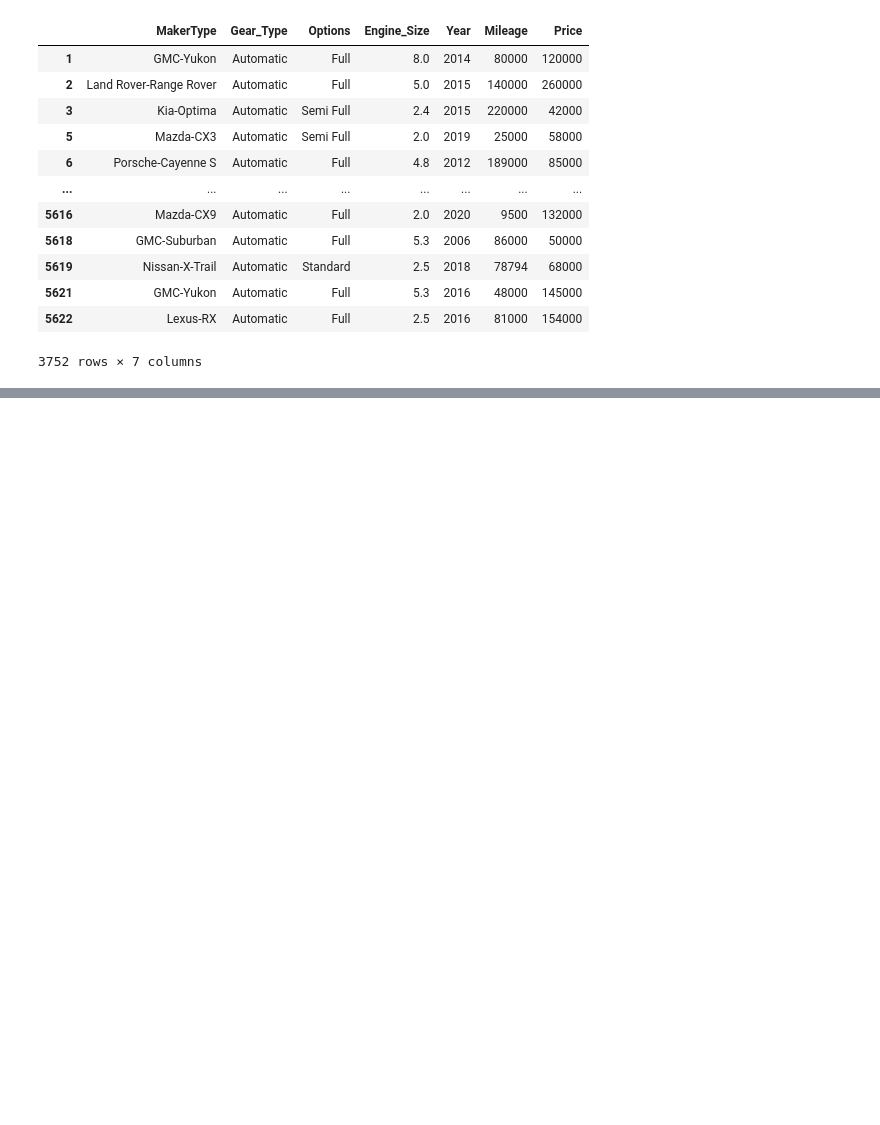
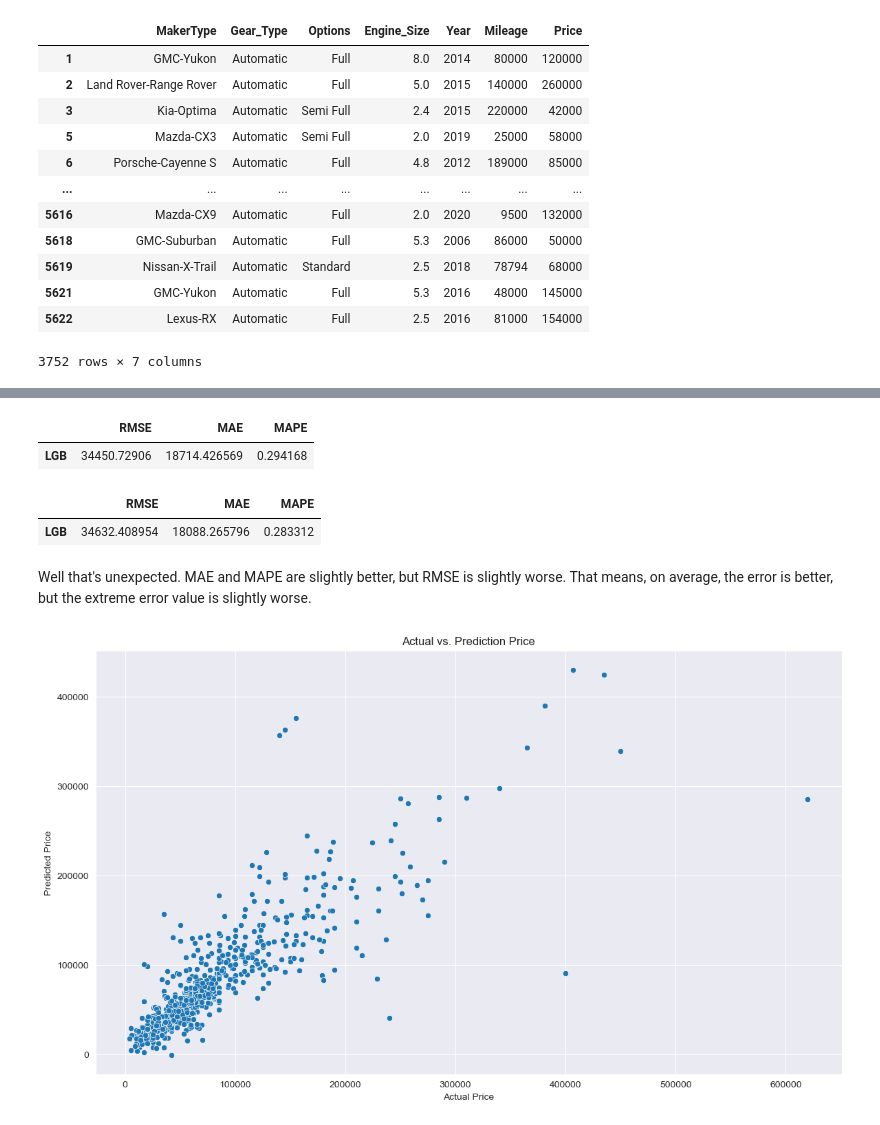
Before and after one commit to iqbalaydrus/purwadhika-ai-engineer, a Jupyter notebook: capstone-module-2/exploration.ipynb, the cells around one changed output, grey strips where cells are left out. Drawn from its saved outputs; the diff is of its cells as text; code cells hidden in the pictures; blank space fills up the shorter version.

Commit message:
modelling

```diff
--- a/capstone-module-2/exploration.ipynb
+++ b/capstone-module-2/exploration.ipynb
@@ -300,0 +356,11 @@ df_car_maker
+# %%
+# Memisahkan data independen variabel dengan target
+X = df_car_maker.drop(['Price'], axis=1)
+y = df_car_maker['Price']
+# %%
+# Splitting data training dan test dengan proporsi 80:20
+X_train, X_test, y_train, y_test= train_test_split(
+    X,
+    y,
+    test_size=0.2,
+    random_state=1)
@@ -300,0 +589,3 @@ df_car_maker
+# %%
+# Fitting data training untuk mencari parameter terbaik
+random_lgb.fit(X_train, y_train)
@@ -300,0 +770,20 @@ df_car_maker
+# %%
+# Model XGBoost
+model = {'LGB': lightgbm.LGBMRegressor(random_state=1)}
+
+# Define model terhadap estimator terbaik
+lgb_tuning = random_lgb.best_estimator_
+
+# Fitting model
+lgb_tuning.fit(X_train, y_train)
+
+# Predict test set
+y_pred_lgb_tuning = lgb_tuning.predict(X_test)
+
+# Simpan nilai metrics RMSE, MAE & MAPE setelah tuning
+rmse_lgb_tuning = np.sqrt(mean_squared_error(y_test, y_pred_lgb_tuning))
+mae_lgb_tuning = mean_absolute_error(y_test, y_pred_lgb_tuning)
+mape_lgb_tuning = mean_absolute_percentage_error(y_test, y_pred_lgb_tuning)
+
+score_after_tuning = pd.DataFrame({'RMSE': rmse_lgb_tuning, 'MAE': mae_lgb_tuning, 'MAPE': mape_lgb_tuning}, index=model.keys())
+score_after_tuning
@@ -300,0 +810,21 @@ df_car_maker
+# %%
+# Sebelum hyperparameter tuning
+pd.DataFrame(score_before_tuning.loc['LGB']).T
+# %% [output]
+|  | RMSE | MAE | MAPE |
+| LGB | 34450.72906 | 18714.426569 | 0.294168 |
+# %%
+# Setelah hyperparameter tuning
+score_after_tuning
+# %% [output]
+|  | RMSE | MAE | MAPE |
+| LGB | 34632.408954 | 18088.265796 | 0.283312 |
+# %% [markdown]
+Well that's unexpected. MAE and MAPE are slightly better, but RMSE is slightly worse. That means, on average, the error is better, but the extreme error value is slightly worse.
+# %%
+plt.figure(figsize=(14, 8))
+plot = sns.scatterplot(x=y_test, y=y_pred_lgb_tuning).set(title='Actual vs. Prediction Price',
+                                               xlabel='Actual Price',
+                                               ylabel='Predicted Price');
+# %% [output]
+[figure, added]
```
Also changed, not shown: parts of 26 cells of this notebook, 1 other file.
